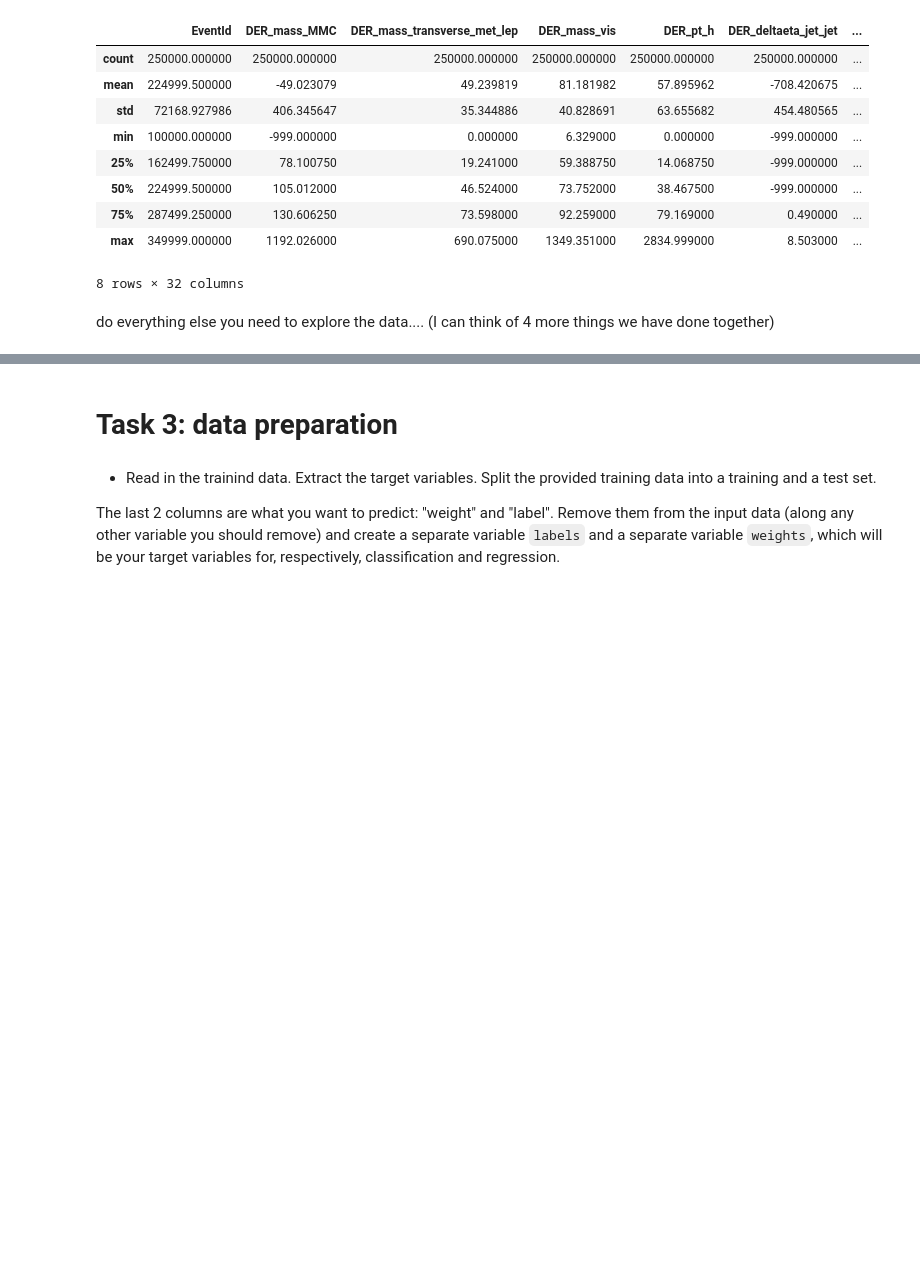
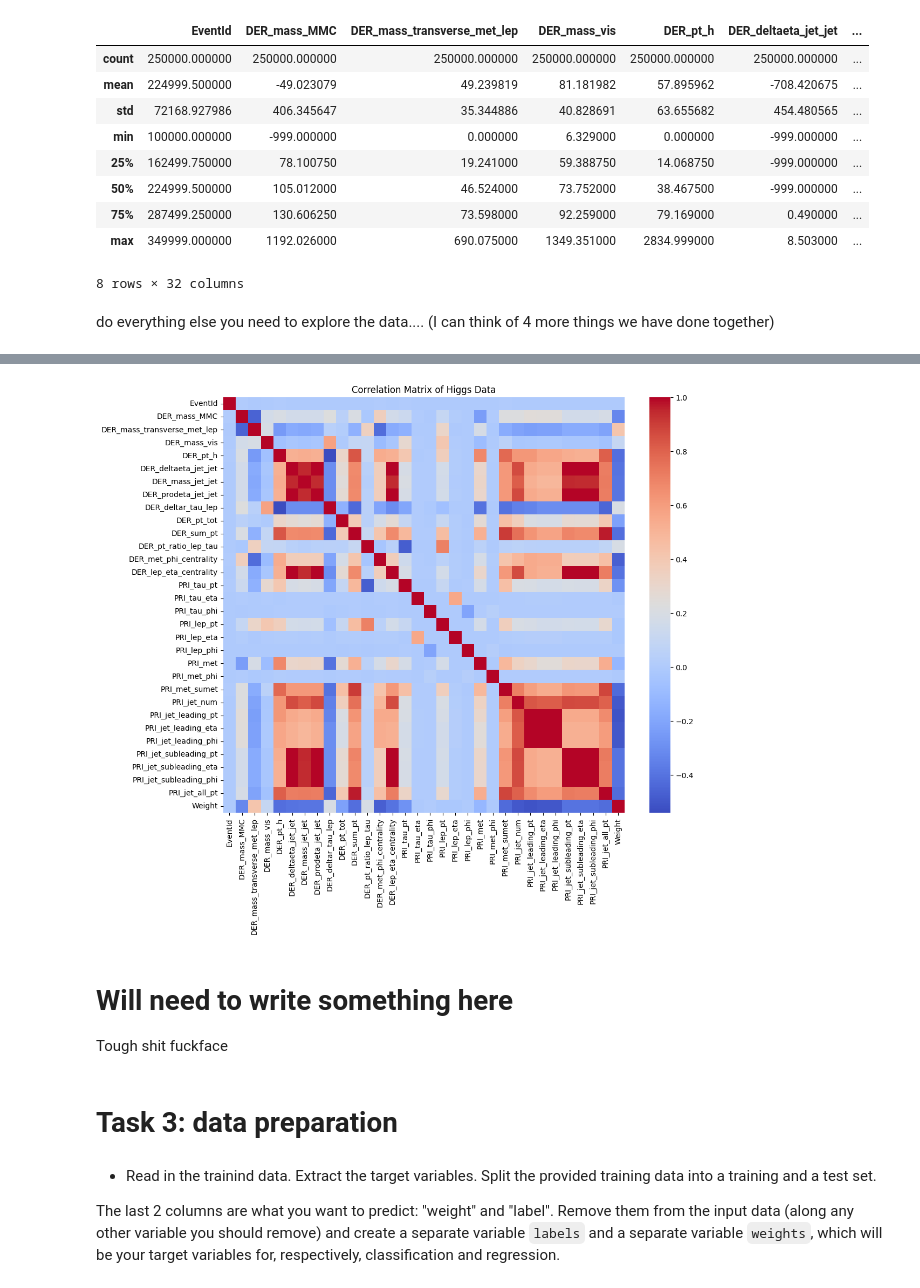
Before and after one commit to TJTomas/DSPS_TTomaszewski, a Jupyter notebook: HW8/Tomaszewski_higgsbosonSearch.ipynb, the cells around one changed output, grey strips where cells are left out. Cells and saved outputs as stored; diff of their text form; code cells hidden in the pictures; blank space fills up the shorter version.

```diff
--- a/HW8/Tomaszewski_higgsbosonSearch.ipynb
+++ b/HW8/Tomaszewski_higgsbosonSearch.ipynb
@@ -66,3 +223,16 @@ do everything else you need to explore the data.... (I can think of 4 more thing
+# %%
+correlation_matrix = higgsdata.corr(numeric_only=True)
+
+plt.figure(figsize=(12, 10))
+sns.heatmap(correlation_matrix, cmap='coolwarm', annot=False)
+plt.title('Correlation Matrix of Higgs Data')
+plt.show()
+# %% [output]
+[figure, added]
+# %% [markdown]
+# Will need to write something here
+
+Tough shit fuckface
 # %% [markdown]
 # Task 3: data preparation
 # %% [markdown]
```
Also changed, not shown: parts of 72 cells of this notebook.
